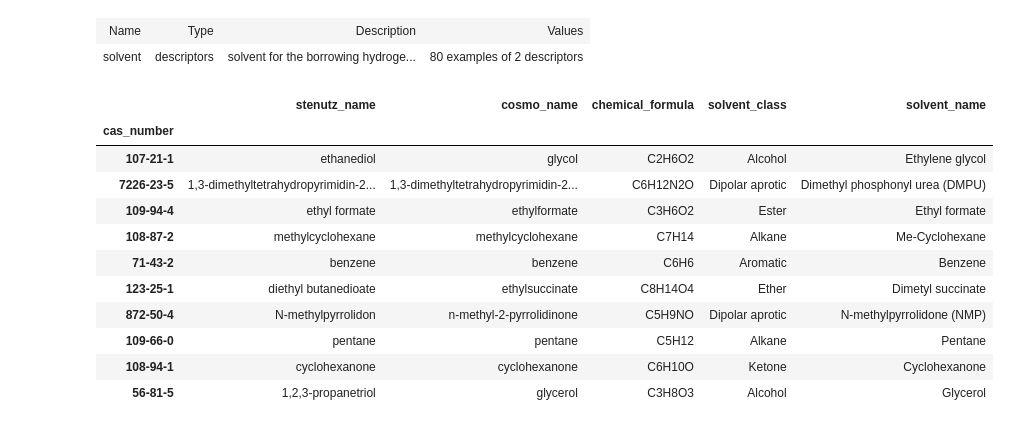
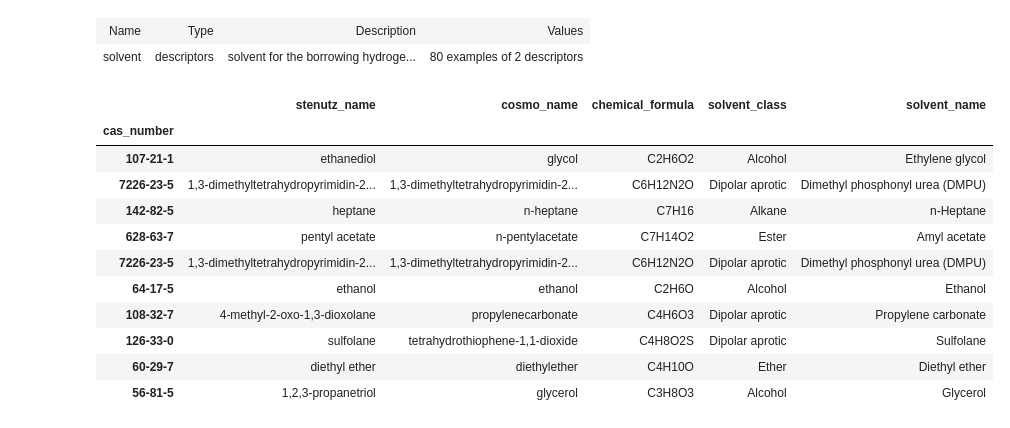
Before and after one commit to sustainable-processes/summit, a Jupyter notebook: case_studies/borrowing_hydrogen/initial_design.ipynb, the cells around one changed output. Drawn from its saved outputs; the diff is of its cells as text; code cells hidden in the pictures.

```diff
--- a/case_studies/borrowing_hydrogen/initial_design.ipynb
+++ b/case_studies/borrowing_hydrogen/initial_design.ipynb
@@ -203,19 +203,19 @@ domain_pcs
 # %%
 rs = np.random.RandomState(1) #seed the random number generator for a determinsitic result
 lhs = LatinDesigner(domain_pcs, random_state=rs)
-experiments = lhs.generate_experiments(10, criterion='maximin')
-indices = experiments.get_indices('solvent')[:,0]
+experiments_pcs = lhs.generate_experiments(10, criterion='maximin')
+indices = experiments_pcs.get_indices('solvent')[:,0]
 solvent_ds_final.iloc[indices, :][solvent_ds_final.metadata_columns]
 # %% [output]
 |  | stenutz_name | cosmo_name | chemical_formula | solvent_class | solvent_name |
 | cas_number |  |  |  |  |  |
 | 107-21-1 | ethanediol | glycol | C2H6O2 | Alcohol | Ethylene glycol |
 | 7226-23-5 | 1,3-dimethyltetrahydropyrimidin-2... | 1,3-dimethyltetrahydropyrimidin-2... | C6H12N2O | Dipolar aprotic | Dimethyl phosphonyl urea (DMPU) |
-| 109-94-4 | ethyl formate | ethylformate | C3H6O2 | Ester | Ethyl formate |
-| 108-87-2 | methylcyclohexane | methylcyclohexane | C7H14 | Alkane | Me-Cyclohexane |
-| 71-43-2 | benzene | benzene | C6H6 | Aromatic | Benzene |
-| 123-25-1 | diethyl butanedioate | ethylsuccinate | C8H14O4 | Ether | Dimetyl succinate |
-| 872-50-4 | N-methylpyrrolidon | n-methyl-2-pyrrolidinone | C5H9NO | Dipolar aprotic | N-methylpyrrolidone (NMP) |
-| 109-66-0 | pentane | pentane | C5H12 | Alkane | Pentane |
-| 108-94-1 | cyclohexanone | cyclohexanone | C6H10O | Ketone | Cyclohexanone |
+| 142-82-5 | heptane | n-heptane | C7H16 | Alkane | n-Heptane |
+| 628-63-7 | pentyl acetate | n-pentylacetate | C7H14O2 | Ester | Amyl acetate |
+| 7226-23-5 | 1,3-dimethyltetrahydropyrimidin-2... | 1,3-dimethyltetrahydropyrimidin-2... | C6H12N2O | Dipolar aprotic | Dimethyl phosphonyl urea (DMPU) |
+| 64-17-5 | ethanol | ethanol | C2H6O | Alcohol | Ethanol |
+| 108-32-7 | 4-methyl-2-oxo-1,3-dioxolane | propylenecarbonate | C4H6O3 | Dipolar aprotic | Propylene carbonate |
+| 126-33-0 | sulfolane | tetrahydrothiophene-1,1-dioxide | C4H8O2S | Dipolar aprotic | Sulfolane |
+| 60-29-7 | diethyl ether | diethylether | C4H10O | Ether | Diethyl ether |
 | 56-81-5 | 1,2,3-propanetriol | glycerol | C3H8O3 | Alcohol | Glycerol |
```
Also changed, not shown: parts of 6 cells of this notebook.
